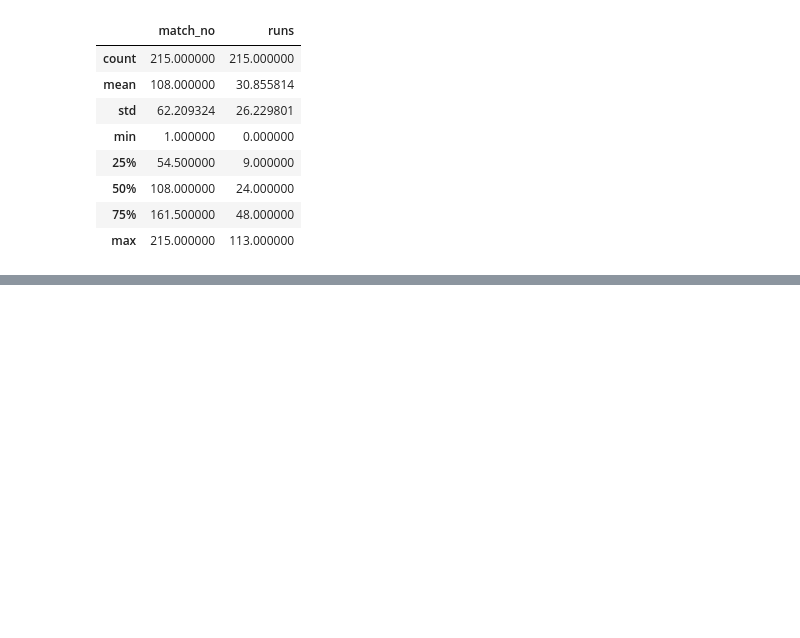
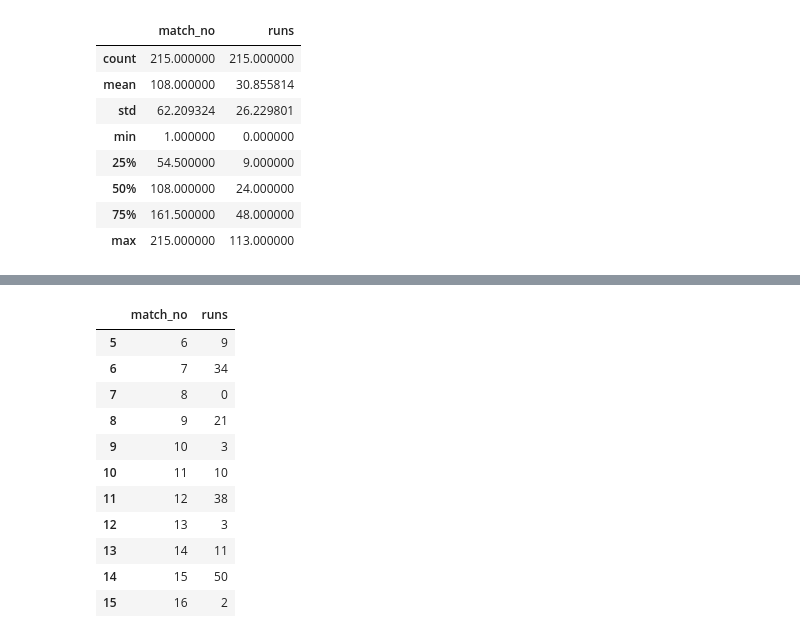
Before and after one commit to JayTheCoder77/DataAnalysisLibraries, a Jupyter notebook: pandas/session16part2campusx.ipynb, the cells around one changed output, grey strips where cells are left out. Cells and saved outputs as stored; diff of their text form; code cells hidden in the pictures; blank space fills up the shorter version.

```diff
--- a/pandas/session16part2campusx.ipynb
+++ b/pandas/session16part2campusx.ipynb
@@ -75,0 +102,17 @@ vk.describe()
+# %%
+# slicing
+
+vk[5:16]
+# %% [output]
+|  | match_no | runs |
+| 5 | 6 | 9 |
+| 6 | 7 | 34 |
+| 7 | 8 | 0 |
+| 8 | 9 | 21 |
+| 9 | 10 | 3 |
+| 10 | 11 | 10 |
+| 11 | 12 | 38 |
+| 12 | 13 | 3 |
+| 13 | 14 | 11 |
+| 14 | 15 | 50 |
+| 15 | 16 | 2 |
```
Also changed, not shown: parts of 36 cells of this notebook, 7 other files.
